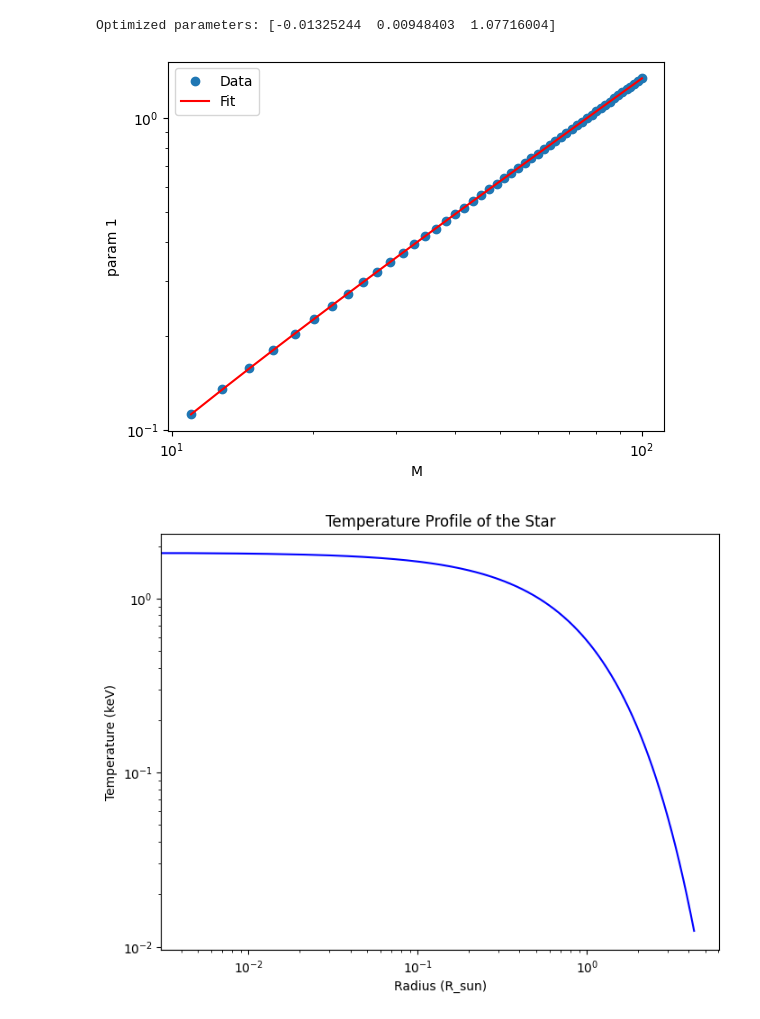
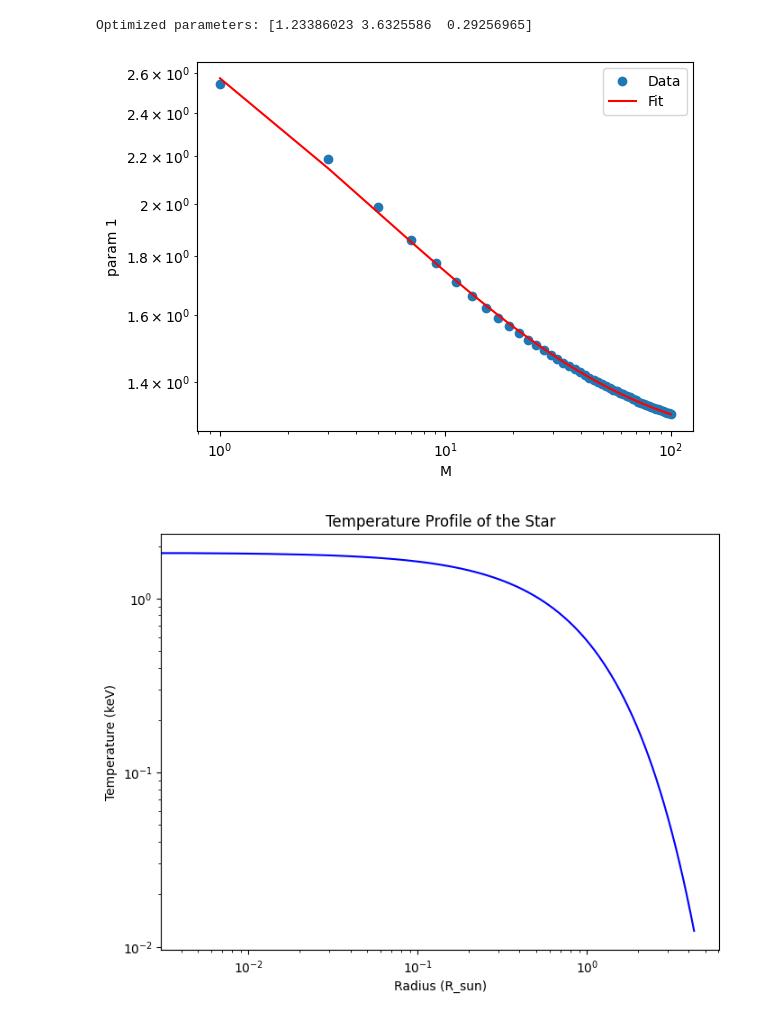
Before and after one commit to pcarenza95/MainSequence-Axion, a Jupyter notebook: AxionEmission.ipynb, the cells around one changed output. Drawn from its saved outputs; the diff is of its cells as text; code cells hidden in the pictures.

```diff
--- a/AxionEmission.ipynb
+++ b/AxionEmission.ipynb
@@ -340,7 +340,7 @@ num_points = 300
 omega_values = np.linspace(ma, omega_max, num_points) #keV
 
 # Calculate dNdEdt for each omega value
-dNdEdt_values = np.array([dNdEdt(gag, M, omg, ma, options = options) for omg in omega_values])
+dNdEdt_values = np.array([dNdEdt(gag, M, omg, ma) for omg in omega_values])
 
 # Plot the function
 plt.plot(omega_values, dNdEdt_values)
@@ -383,7 +383,7 @@ num_points = 100
 
 
 # List of different values of M
-M_values = np.linspace(11,100,50)  # Example values
+M_values = np.linspace(1,100,50)  # Example values
 
 # Store optimized parameters for different M values
 optimized_parameters = []
@@ -418,7 +418,7 @@ for M in M_values:
     options = options_low
 
     # Calculate dNdEdt for each omega value
-    dNdEdt_values = np.array([dNdEdt(gag, M, omg, ma, options=options) for omg in omega_values])
+    dNdEdt_values = np.array([dNdEdt(gag, M, omg, ma) for omg in omega_values])
 
     # Perform the fit
     params_guess = [pg1,pg2,pg3]  # Initial guess for parameters
@@ -446,44 +446,44 @@ for i in range(len(params_guess)):
 # %%
 # Define your functional form
 
-def your_f(M, *params):
-    # Your functional form here
-    # Example:
-    return params[0] + params[1]*M**params[2]
+# def your_f(M, *params):
+#     # Your functional form here
+#     # Example:
+#     return params[0] + params[1]*M**params[2] # *np.exp(M**params[3])
 
 # def your_f(M, *params):
 #     # Your functional form here
 #     # Example:
 #     return params[0] + (M**params[2])*params[1]
 
-# def your_f(M, *params):
-#     # Your functional form here
-#     # Example:
-#     return params[0]+params[1]*np.exp(-M**params[2])
+def your_f(M, *params):
+    # Your functional form here
+    # Example:
+    return params[0]+params[1]*np.exp(-M**params[2])
 
-optp = optimized_parameters[:,0]/1.e+40
+optp = optimized_parameters[:,2]
 
 # Perform the fit
 params_guess = [1,1,1]  # Initial guess for parameters
 params_opt, params_cov = curve_fit(your_f, M_values, optp, p0=params_guess)
 
 # params_opt contains optimized parameters
 # params_cov contains covariance matrix
 
 # Print the optimized parameters
 print("Optimized parameters:", params_opt)
 
 plt.scatter(M_values, optp, label='Data')
 plt.plot(M_values, your_f(M_values, *params_opt), color='red', label='Fit')
 plt.xlabel('M')
 plt.xscale('log')
 plt.yscale('log')
 plt.ylabel('param 1')
 plt.legend()
 plt.show()
 # %% [output]
-Optimized parameters: [-0.01325244  0.00948403  1.07716004]
+Optimized parameters: [1.23386023 3.6325586  0.29256965]
-[figure, old version]
+[figure, new version]
 # %%
 M = 1
 # Define radii to plot temperature profile
```
Also changed, not shown: parts of 9 cells of this notebook.
